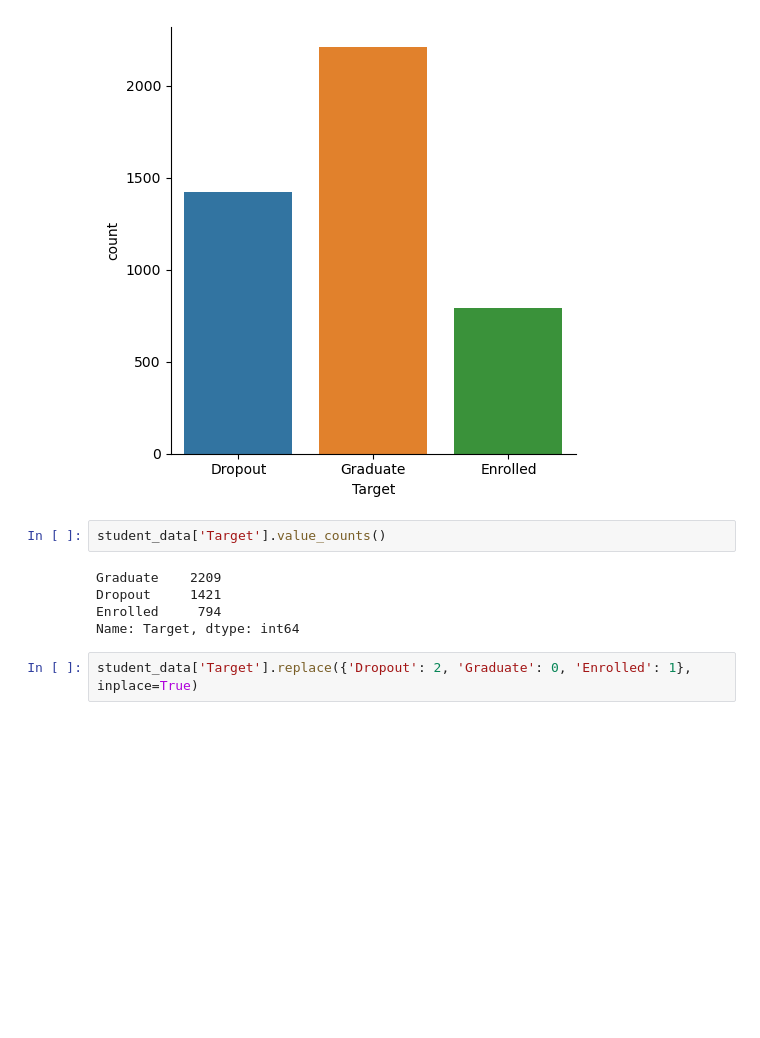
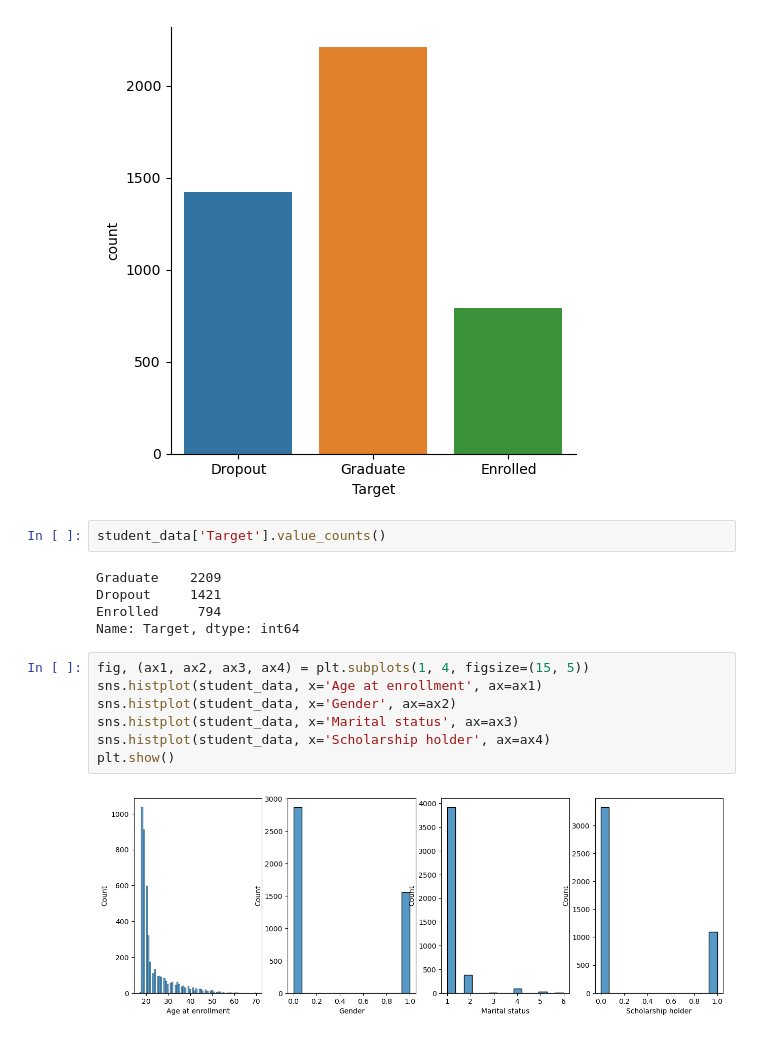
Before and after one commit to Kevin-Kwasnik/student-dropout-prediction, a Jupyter notebook: 2.Analysis/EDA.ipynb, the cells around one changed output. Saved outputs shown, nothing was run; the diff lists cells and outputs as text; blank space fills up the shorter version.

```diff
--- a/2.Analysis/EDA.ipynb
+++ b/2.Analysis/EDA.ipynb
@@ -110,5 +112,12 @@ Graduate    2209
 Dropout     1421
 Enrolled     794
 Name: Target, dtype: int64
-# %%
-student_data['Target'].replace({'Dropout': 2, 'Graduate': 0, 'Enrolled': 1}, inplace=True)
+# %%
+fig, (ax1, ax2, ax3, ax4) = plt.subplots(1, 4, figsize=(15, 5))
+sns.histplot(student_data, x='Age at enrollment', ax=ax1)
+sns.histplot(student_data, x='Gender', ax=ax2)
+sns.histplot(student_data, x='Marital status', ax=ax3)
+sns.histplot(student_data, x='Scholarship holder', ax=ax4)
+plt.show()
+# %% [output]
+[figure, added]
```
Also changed, not shown: parts of 7 cells of this notebook.
